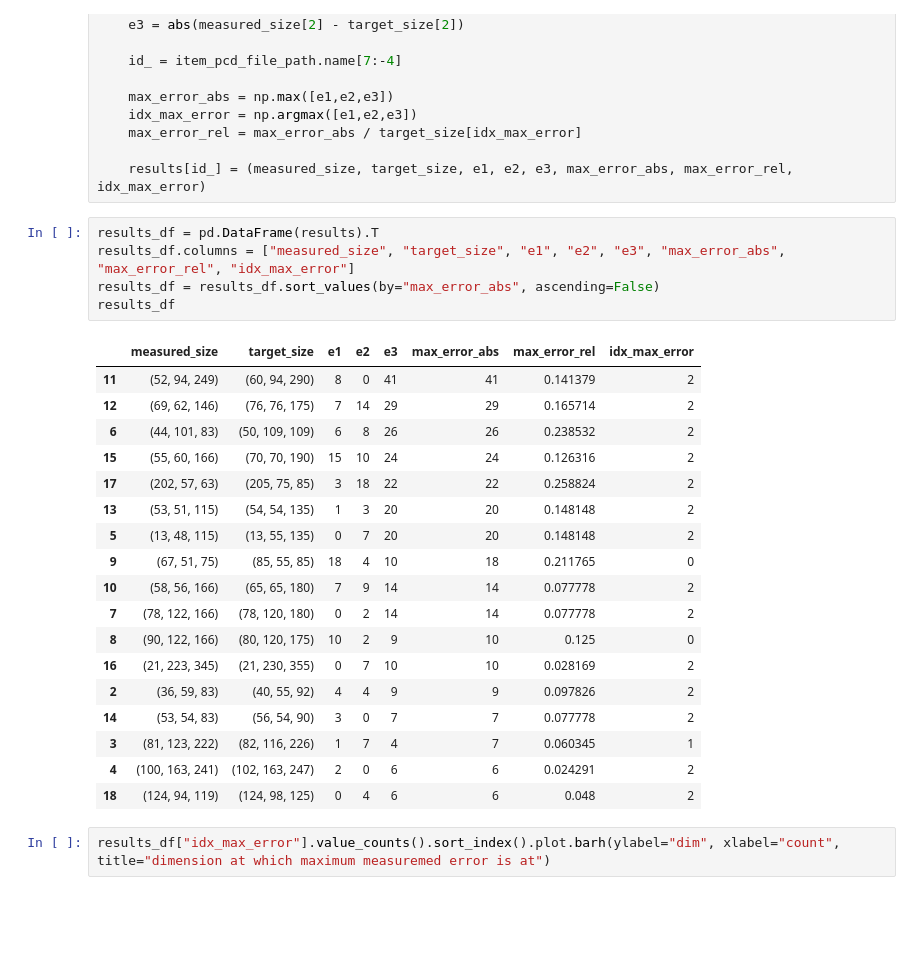
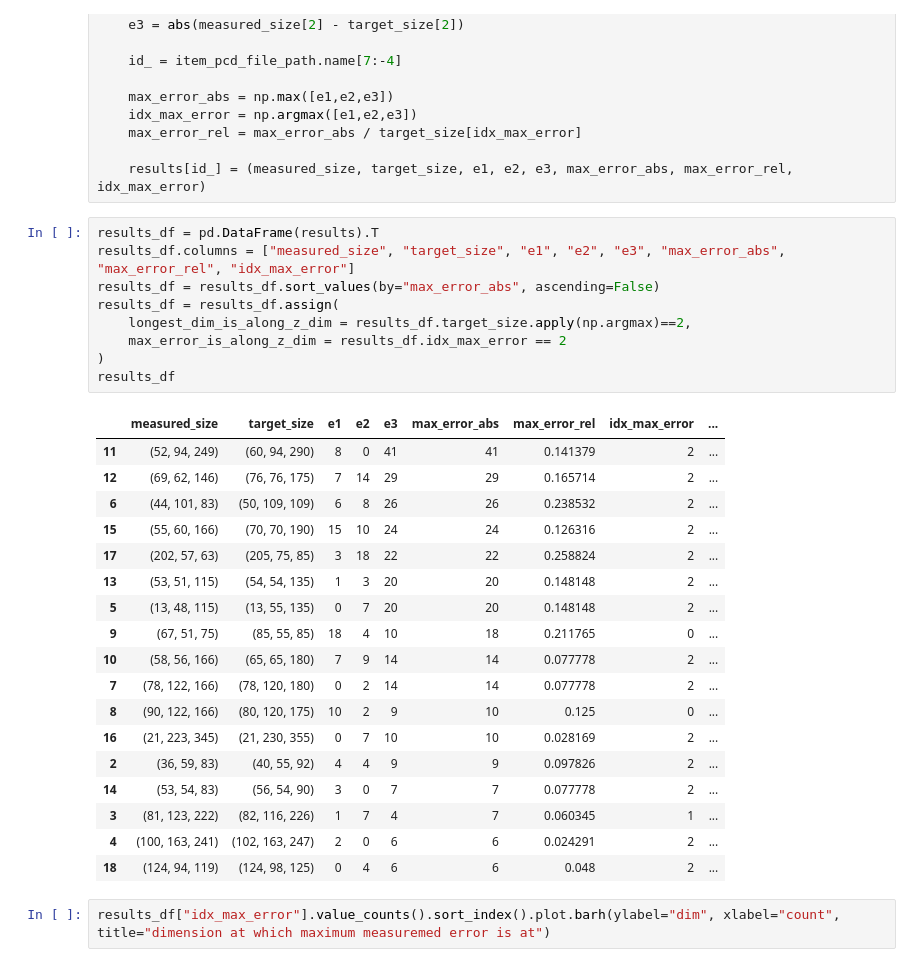
Before and after one commit to FGhavamian/item_size_from_lidar, a Jupyter notebook: evaluate.ipynb, the cells around one changed output. Cells and saved outputs as stored; diff of their text form; blank space fills up the shorter version.

Commit message:
added more cols to results df

```diff
--- a/evaluate.ipynb
+++ b/evaluate.ipynb
@@ -47,27 +47,31 @@ for item_pcd_file_path in output_paths:
 # %%
 results_df = pd.DataFrame(results).T
 results_df.columns = ["measured_size", "target_size", "e1", "e2", "e3", "max_error_abs", "max_error_rel", "idx_max_error"]
 results_df = results_df.sort_values(by="max_error_abs", ascending=False)
+results_df = results_df.assign(
+    longest_dim_is_along_z_dim = results_df.target_size.apply(np.argmax)==2,
+    max_error_is_along_z_dim = results_df.idx_max_error == 2
+)
 results_df
 # %% [output]
-|  | measured_size | target_size | e1 | e2 | e3 | max_error_abs | max_error_rel | idx_max_error |
-| 11 | (52, 94, 249) | (60, 94, 290) | 8 | 0 | 41 | 41 | 0.141379 | 2 |
-| 12 | (69, 62, 146) | (76, 76, 175) | 7 | 14 | 29 | 29 | 0.165714 | 2 |
-| 6 | (44, 101, 83) | (50, 109, 109) | 6 | 8 | 26 | 26 | 0.238532 | 2 |
-| 15 | (55, 60, 166) | (70, 70, 190) | 15 | 10 | 24 | 24 | 0.126316 | 2 |
-| 17 | (202, 57, 63) | (205, 75, 85) | 3 | 18 | 22 | 22 | 0.258824 | 2 |
-| 13 | (53, 51, 115) | (54, 54, 135) | 1 | 3 | 20 | 20 | 0.148148 | 2 |
-| 5 | (13, 48, 115) | (13, 55, 135) | 0 | 7 | 20 | 20 | 0.148148 | 2 |
-| 9 | (67, 51, 75) | (85, 55, 85) | 18 | 4 | 10 | 18 | 0.211765 | 0 |
-| 10 | (58, 56, 166) | (65, 65, 180) | 7 | 9 | 14 | 14 | 0.077778 | 2 |
-| 7 | (78, 122, 166) | (78, 120, 180) | 0 | 2 | 14 | 14 | 0.077778 | 2 |
-| 8 | (90, 122, 166) | (80, 120, 175) | 10 | 2 | 9 | 10 | 0.125 | 0 |
-| 16 | (21, 223, 345) | (21, 230, 355) | 0 | 7 | 10 | 10 | 0.028169 | 2 |
-| 2 | (36, 59, 83) | (40, 55, 92) | 4 | 4 | 9 | 9 | 0.097826 | 2 |
-| 14 | (53, 54, 83) | (56, 54, 90) | 3 | 0 | 7 | 7 | 0.077778 | 2 |
-| 3 | (81, 123, 222) | (82, 116, 226) | 1 | 7 | 4 | 7 | 0.060345 | 1 |
-| 4 | (100, 163, 241) | (102, 163, 247) | 2 | 0 | 6 | 6 | 0.024291 | 2 |
-| 18 | (124, 94, 119) | (124, 98, 125) | 0 | 4 | 6 | 6 | 0.048 | 2 |
+|  | measured_size | target_size | e1 | e2 | e3 | max_error_abs | max_error_rel | idx_max_error | ... |
+| 11 | (52, 94, 249) | (60, 94, 290) | 8 | 0 | 41 | 41 | 0.141379 | 2 | ... |
+| 12 | (69, 62, 146) | (76, 76, 175) | 7 | 14 | 29 | 29 | 0.165714 | 2 | ... |
+| 6 | (44, 101, 83) | (50, 109, 109) | 6 | 8 | 26 | 26 | 0.238532 | 2 | ... |
+| 15 | (55, 60, 166) | (70, 70, 190) | 15 | 10 | 24 | 24 | 0.126316 | 2 | ... |
+| 17 | (202, 57, 63) | (205, 75, 85) | 3 | 18 | 22 | 22 | 0.258824 | 2 | ... |
+| 13 | (53, 51, 115) | (54, 54, 135) | 1 | 3 | 20 | 20 | 0.148148 | 2 | ... |
+| 5 | (13, 48, 115) | (13, 55, 135) | 0 | 7 | 20 | 20 | 0.148148 | 2 | ... |
+| 9 | (67, 51, 75) | (85, 55, 85) | 18 | 4 | 10 | 18 | 0.211765 | 0 | ... |
+| 10 | (58, 56, 166) | (65, 65, 180) | 7 | 9 | 14 | 14 | 0.077778 | 2 | ... |
+| 7 | (78, 122, 166) | (78, 120, 180) | 0 | 2 | 14 | 14 | 0.077778 | 2 | ... |
+| 8 | (90, 122, 166) | (80, 120, 175) | 10 | 2 | 9 | 10 | 0.125 | 0 | ... |
+| 16 | (21, 223, 345) | (21, 230, 355) | 0 | 7 | 10 | 10 | 0.028169 | 2 | ... |
+| 2 | (36, 59, 83) | (40, 55, 92) | 4 | 4 | 9 | 9 | 0.097826 | 2 | ... |
+| 14 | (53, 54, 83) | (56, 54, 90) | 3 | 0 | 7 | 7 | 0.077778 | 2 | ... |
+| 3 | (81, 123, 222) | (82, 116, 226) | 1 | 7 | 4 | 7 | 0.060345 | 1 | ... |
+| 4 | (100, 163, 241) | (102, 163, 247) | 2 | 0 | 6 | 6 | 0.024291 | 2 | ... |
+| 18 | (124, 94, 119) | (124, 98, 125) | 0 | 4 | 6 | 6 | 0.048 | 2 | ... |
 # %%
 results_df["idx_max_error"].value_counts().sort_index().plot.barh(ylabel="dim", xlabel="count", title="dimension at which maximum measuremed error is at")
 # %% [output]
```
Also changed, not shown: parts of 1 cell of this notebook.
